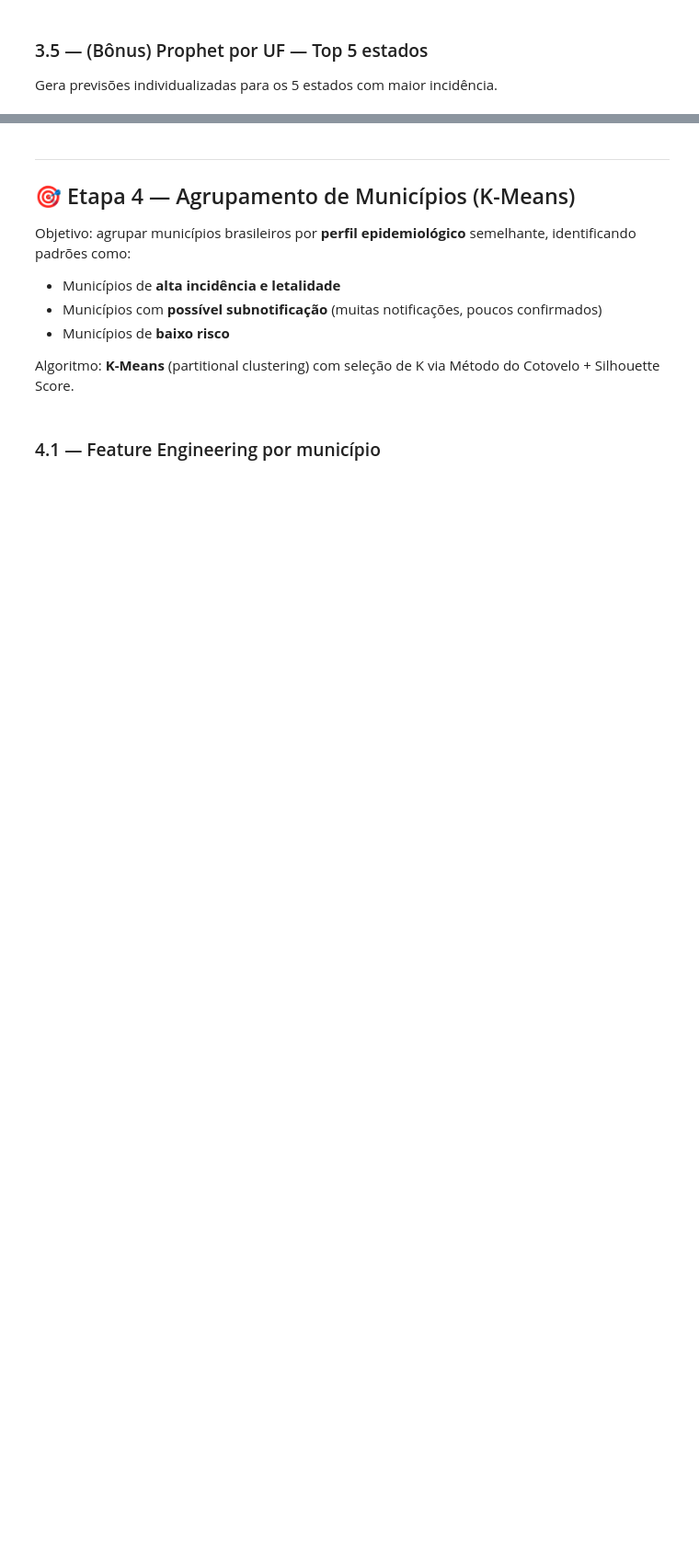
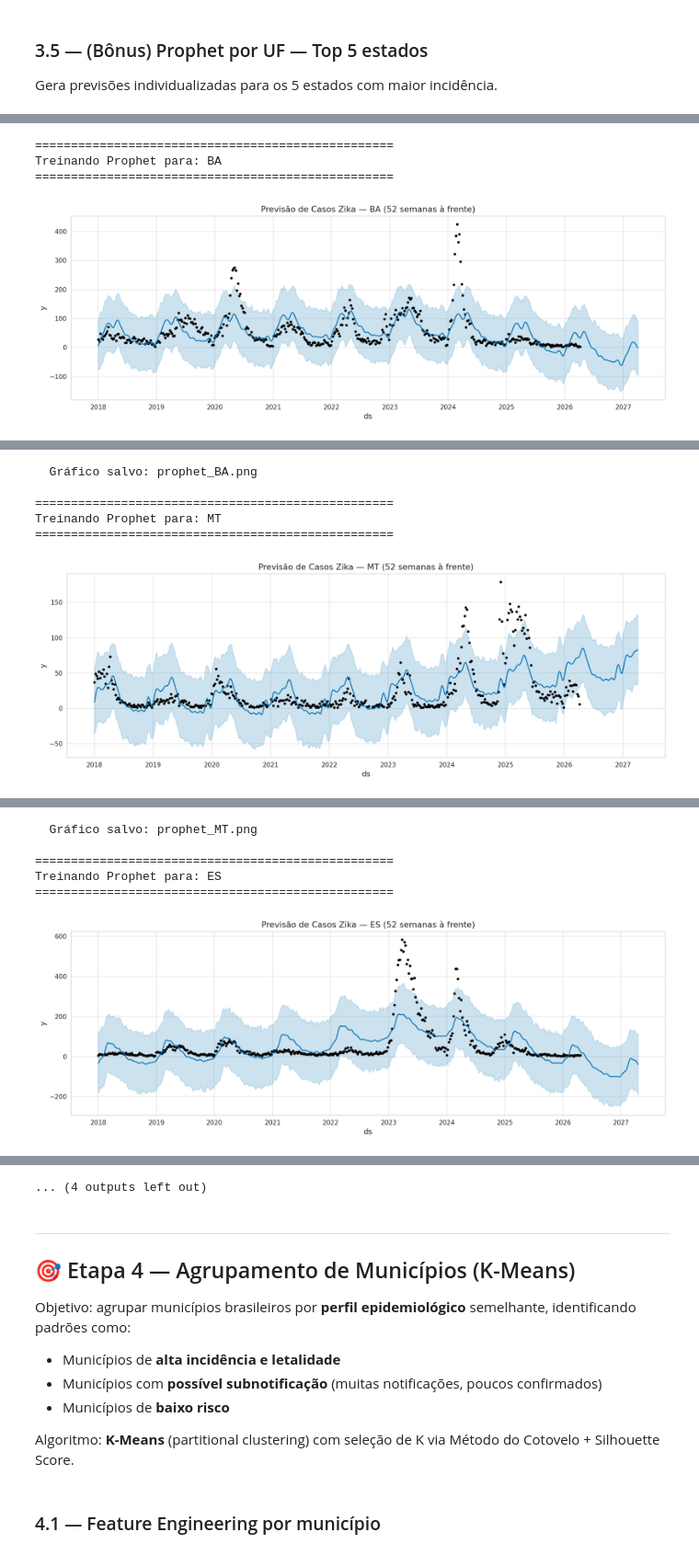
Before and after one commit to kiovaz/sinan-statistical-modeling, a Jupyter notebook: notebook/analise_estatistica.ipynb, the cells around one changed output, grey strips where cells are left out. Shown at 92% size. Saved outputs shown, nothing was run; the diff lists cells and outputs as text; code cells hidden in the pictures; blank space fills up the shorter version.

```diff
--- a/notebook/analise_estatistica.ipynb
+++ b/notebook/analise_estatistica.ipynb
@@ -443,6 +605,12 @@ print(f'Registros carregados: {len(df_uf_sem)}')
 # %%
 # ── Loop: treina Prophet para cada UF do top 5 ──
 resultados_uf = {}
+
+def _semana_iso(row):
+    try:
+        return datetime.fromisocalendar(int(row['nu_ano']), int(row['sem_pri']), 1)
+    except (ValueError, TypeError):
+        return pd.NaT
 
 for uf in top5_ufs:
     print(f'\n{"="*50}')
@@ -450,17 +618,13 @@ for uf in top5_ufs:
     print(f'{"="*50}')
 
     subset = df_uf_sem[df_uf_sem['sg_uf'] == uf].copy()
-    subset['ds'] = pd.to_datetime(
-        subset['nu_ano'].astype(str) + '-W' +
-        subset['sem_pri'].astype(str).str.zfill(2) + '-1',
-        format='%G-W%V-%u', errors='coerce'
-    )
+    subset['ds'] = pd.to_datetime(subset.apply(_semana_iso, axis=1))
     subset = subset.dropna(subset=['ds'])
     subset = subset.rename(columns={'total_casos': 'y'})[['ds', 'y']]
     subset = subset.sort_values('ds').reset_index(drop=True)
 
     if len(subset) < 52:
-        print(f'  ⚠️ Dados insuficientes ({len(subset)} semanas). Pulando.')
+        print(f'  Dados insuficientes ({len(subset)} semanas). Pulando.')
         continue
 
     m = Prophet(
@@ -474,17 +638,15 @@ for uf in top5_ufs:
 
     fut = m.make_future_dataframe(periods=52, freq='W')
     prev = m.predict(fut)
-
-    # Salva resultado
     resultados_uf[uf] = {'modelo': m, 'previsao': prev, 'dados': subset}
 
-    # Plot
     fig = m.plot(prev)
     fig.set_size_inches(14, 5)
     plt.title(f'Previsão de Casos Zika — {uf} (52 semanas à frente)', fontsize=13)
     plt.tight_layout()
     plt.savefig(f'prophet_{uf}.png', dpi=150, bbox_inches='tight')
     plt.show()
-    print(f'  ✅ Gráfico salvo: prophet_{uf}.png')
+    print(f'  Gráfico salvo: prophet_{uf}.png')
 
-print(f'\n🏁 Prophet finalizado para {len(resultados_uf)} UFs.')
+print(f'\nProphet finalizado para {len(resultados_uf)} UFs.')
+# %% [output]
@@ -490,0 +655,4 @@ print(f'\n🏁 Prophet finalizado para {len(resultados_uf)} UFs.')
+==================================================
+Treinando Prophet para: BA
+==================================================
+[figure, added]
@@ -490,0 +661,6 @@ print(f'\n🏁 Prophet finalizado para {len(resultados_uf)} UFs.')
+  Gráfico salvo: prophet_BA.png
+
+==================================================
+Treinando Prophet para: MT
+==================================================
+[figure, added]
@@ -490,0 +669,6 @@ print(f'\n🏁 Prophet finalizado para {len(resultados_uf)} UFs.')
+  Gráfico salvo: prophet_MT.png
+
+==================================================
+Treinando Prophet para: ES
+==================================================
+[figure, added]
@@ -491,3 +683,4 @@ print(f'\n🏁 Prophet finalizado para {len(resultados_uf)} UFs.')
+... (4 outputs left out)
 # %% [markdown]
 ---
 ## 🎯 Etapa 4 — Agrupamento de Municípios (K-Means)
```
Also changed, not shown: parts of 31 cells of this notebook, 17 other files.
